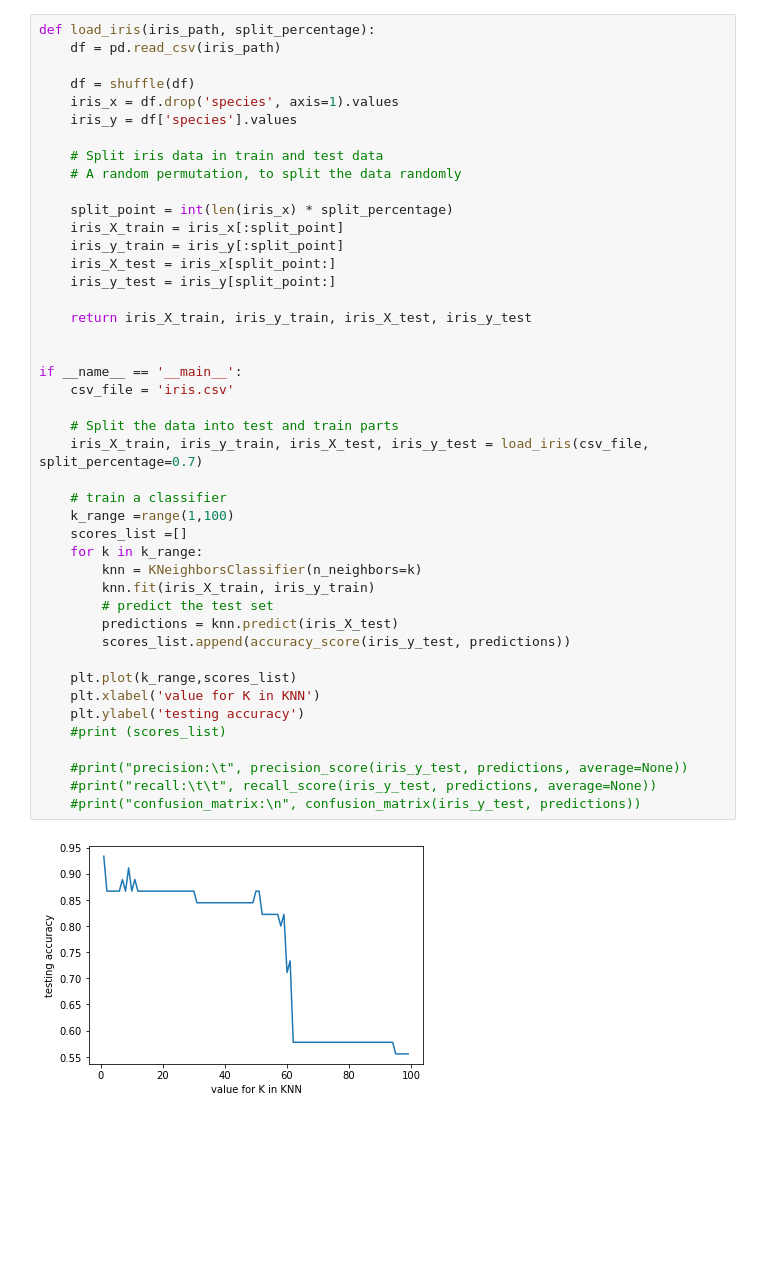
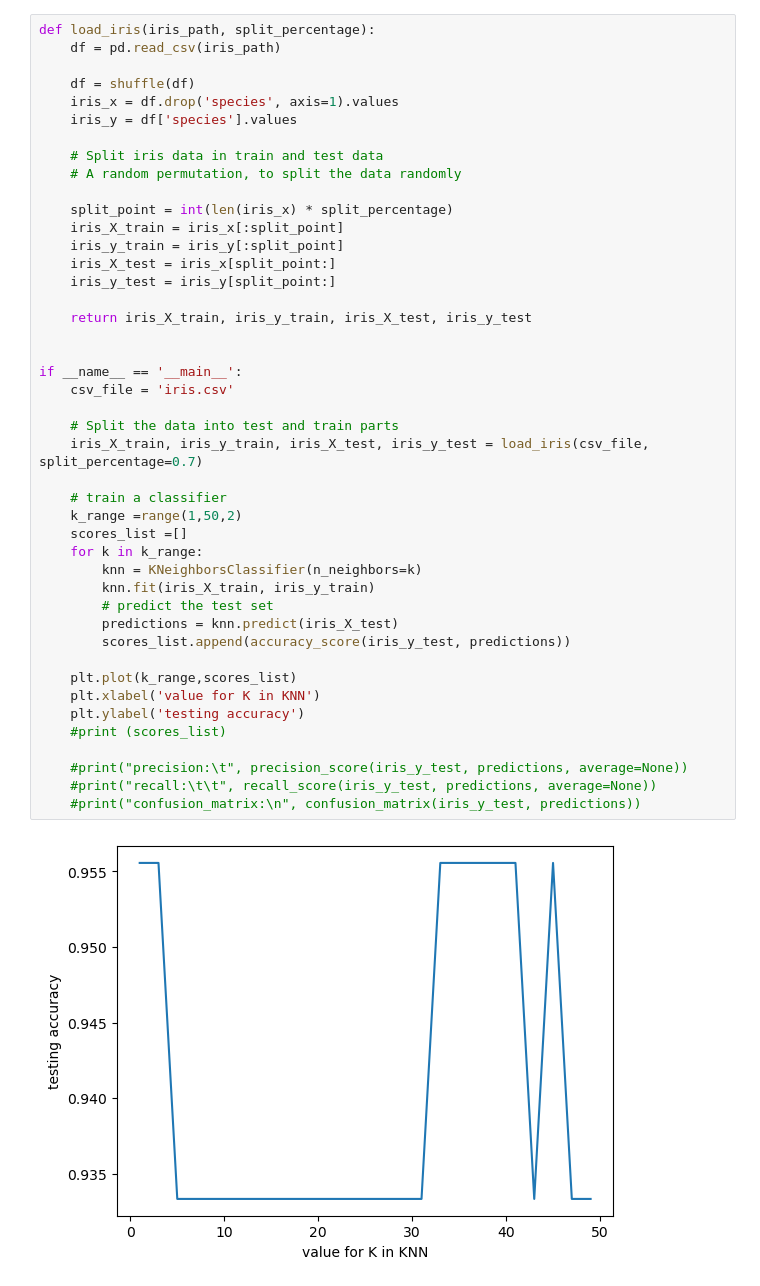
Before and after one commit to mortada-albanna/data_science_notebooks, a Jupyter notebook: COMP9321/Week7/Classification.ipynb, the cells around one changed output. Cells and saved outputs as stored; diff of their text form; blank space fills up the shorter version.

```diff
--- a/COMP9321/Week7/Classification.ipynb
+++ b/COMP9321/Week7/Classification.ipynb
@@ -46,32 +56,32 @@ def load_iris(iris_path, split_percentage):
     iris_X_test = iris_x[split_point:]
     iris_y_test = iris_y[split_point:]
 
     return iris_X_train, iris_y_train, iris_X_test, iris_y_test
 
 
 if __name__ == '__main__':
     csv_file = 'iris.csv'
 
     # Split the data into test and train parts
     iris_X_train, iris_y_train, iris_X_test, iris_y_test = load_iris(csv_file, split_percentage=0.7)
 
     # train a classifier
-    k_range =range(1,100)
+    k_range =range(1,50,2)
     scores_list =[]
     for k in k_range:
         knn = KNeighborsClassifier(n_neighbors=k)
         knn.fit(iris_X_train, iris_y_train)
         # predict the test set
         predictions = knn.predict(iris_X_test)
         scores_list.append(accuracy_score(iris_y_test, predictions))
 
     plt.plot(k_range,scores_list)
     plt.xlabel('value for K in KNN')
     plt.ylabel('testing accuracy')
     #print (scores_list)
 
     #print("precision:\t", precision_score(iris_y_test, predictions, average=None))
     #print("recall:\t\t", recall_score(iris_y_test, predictions, average=None))
     #print("confusion_matrix:\n", confusion_matrix(iris_y_test, predictions))
 # %% [output]
-[figure, old version]
+[figure, new version]
```
Also changed, not shown: parts of 9 cells of this notebook, 1 other file.
